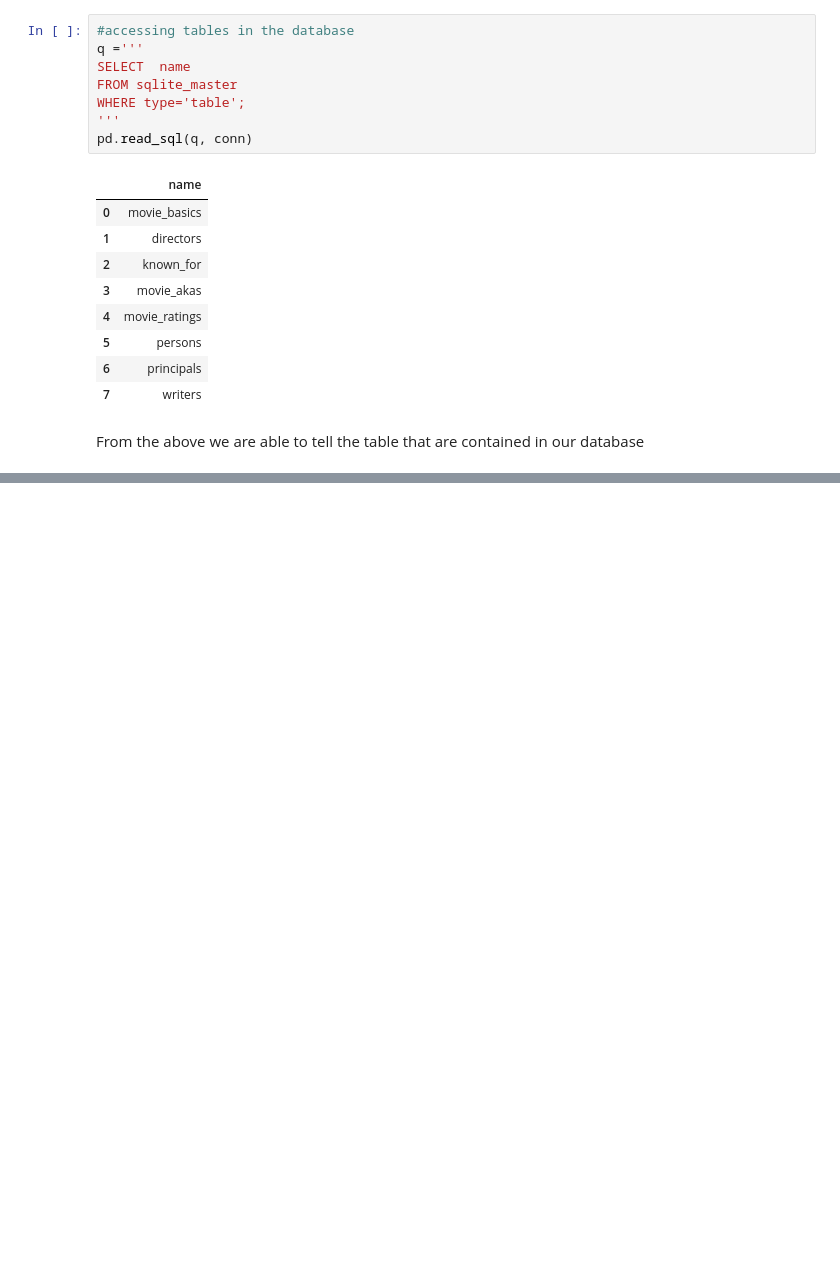
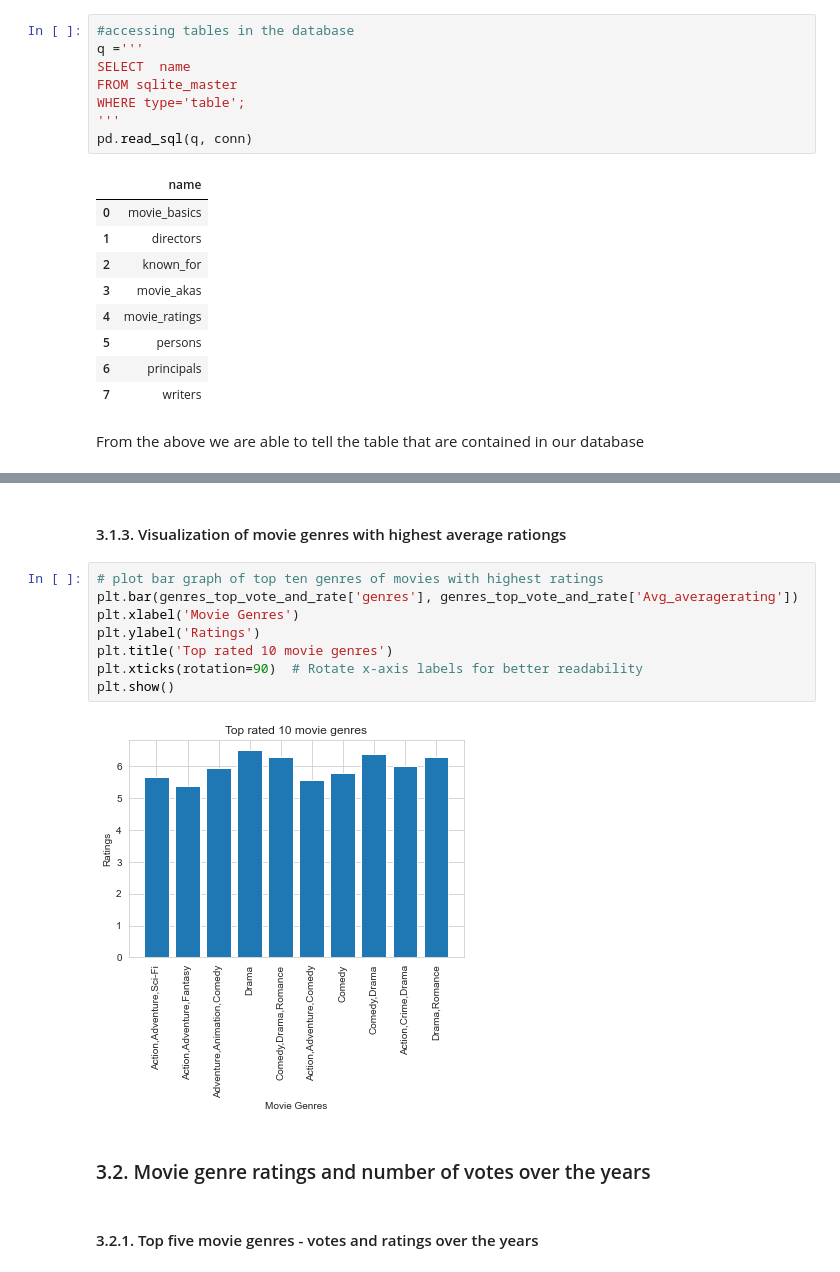
Before and after one commit to mkiganane20/Group3_Phase_Two_Project, a Jupyter notebook: group3_phase_two_project.ipynb, the cells around one changed output, grey strips where cells are left out. Drawn from its saved outputs; the diff is of its cells as text; blank space fills up the shorter version.

```diff
--- a/group3_phase_two_project.ipynb
+++ b/group3_phase_two_project.ipynb
@@ -158,0 +186,16 @@ data
+# %% [markdown]
+#### 3.1.3. Visualization of movie genres with highest average rationgs
+# %%
+# plot bar graph of top ten genres of movies with highest ratings
+plt.bar(genres_top_vote_and_rate['genres'], genres_top_vote_and_rate['Avg_averagerating'])
+plt.xlabel('Movie Genres')
+plt.ylabel('Ratings')
+plt.title('Top rated 10 movie genres')
+plt.xticks(rotation=90)  # Rotate x-axis labels for better readability
+plt.show()
+# %% [output]
+[figure, added]
+# %% [markdown]
+### 3.2. Movie genre ratings and number of votes over the years
+# %% [markdown]
+#### 3.2.1. Top five movie genres - votes and ratings over the years
```
Also changed, not shown: parts of 23 cells of this notebook.
